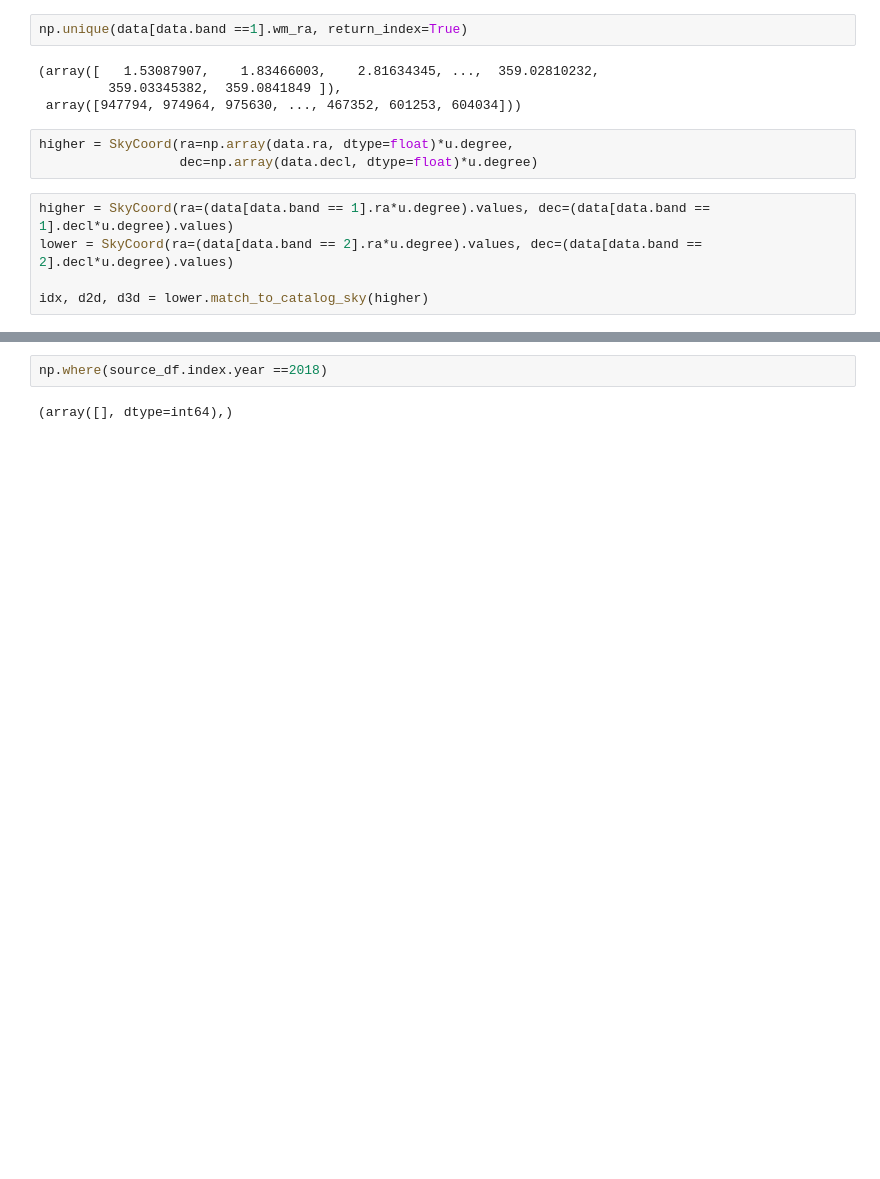
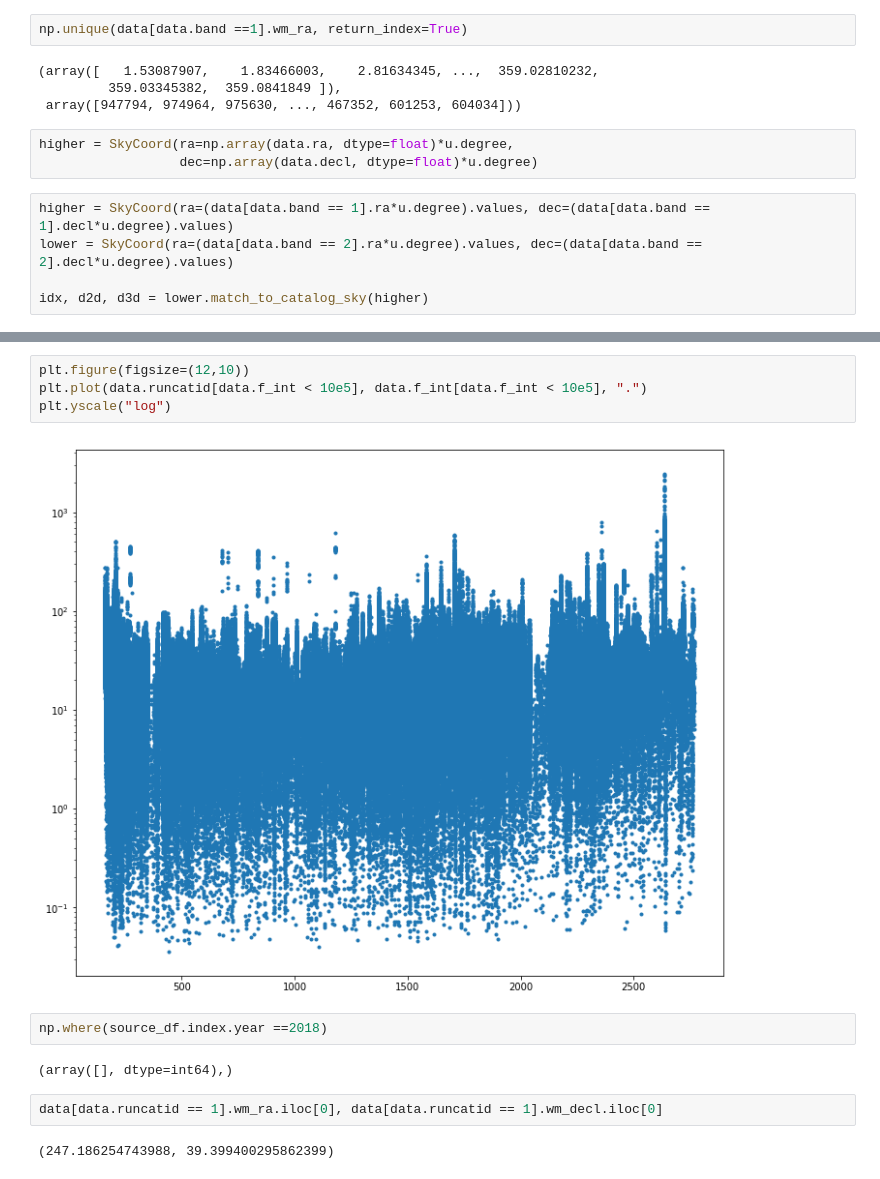
Before and after one commit to shulevski/scratchpad, a Jupyter notebook: notebooks/transients_wTraP.ipynb, the cells around one changed output, grey strips where cells are left out. Saved outputs shown, nothing was run; the diff lists cells and outputs as text; blank space fills up the shorter version.

```diff
--- a/notebooks/transients_wTraP.ipynb
+++ b/notebooks/transients_wTraP.ipynb
@@ -409,4 +553,14 @@ del source_df
+# %%
+plt.figure(figsize=(12,10))
+plt.plot(data.runcatid[data.f_int < 10e5], data.f_int[data.f_int < 10e5], ".")
+plt.yscale("log")
+# %% [output]
+[figure, added]
 # %%
 np.where(source_df.index.year ==2018)
 # %% [output]
 (array([], dtype=int64),)
+# %%
+data[data.runcatid == 1].wm_ra.iloc[0], data[data.runcatid == 1].wm_decl.iloc[0]
+# %% [output]
+(247.186254743988, 39.399400295862399)
```
Also changed, not shown: parts of 57 cells of this notebook.
